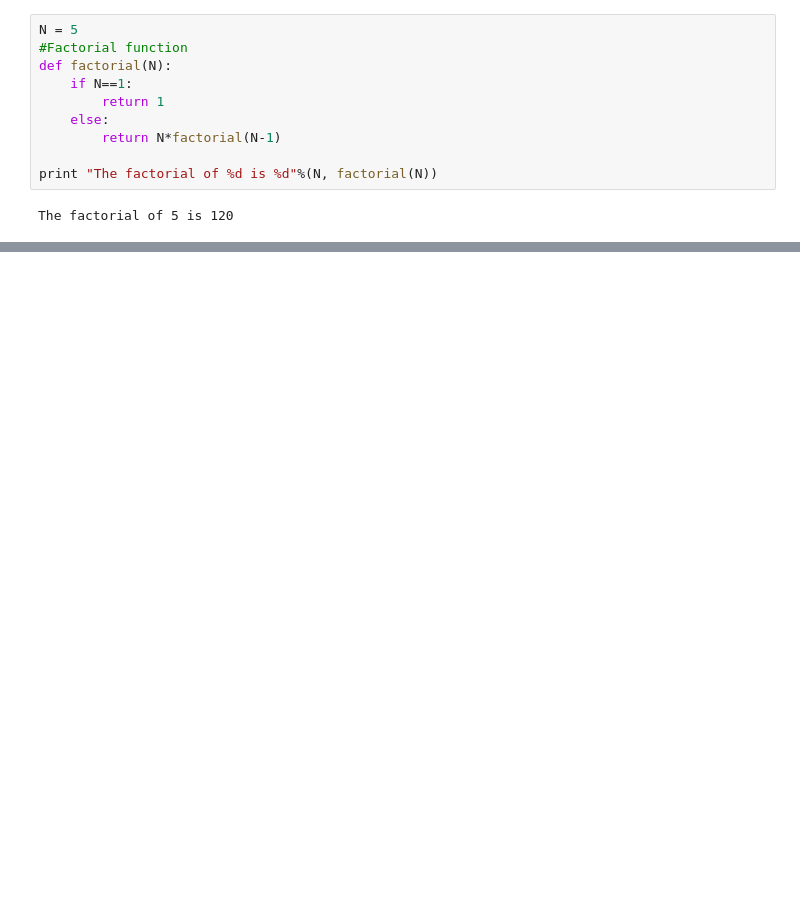
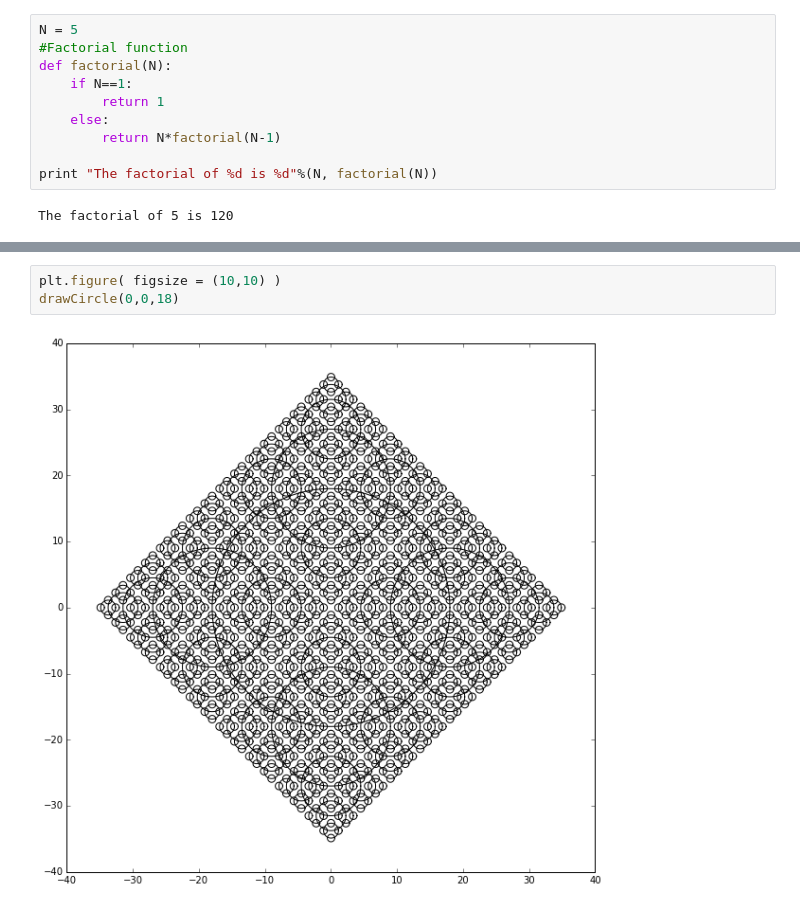
Before and after one commit to juliocr4/Computational-Methods-, a Jupyter notebook: basic-scripting.ipynb, the cells around one changed output, grey strips where cells are left out. Drawn from its saved outputs; the diff is of its cells as text; blank space fills up the shorter version.

```diff
--- a/basic-scripting.ipynb
+++ b/basic-scripting.ipynb
@@ -85,0 +87,5 @@ drawCircle(40)
+# %%
+plt.figure( figsize = (10,10) )
+drawCircle(0,0,18)
+# %% [output]
+[figure, added]
```
Also changed, not shown: parts of 9 cells of this notebook.
